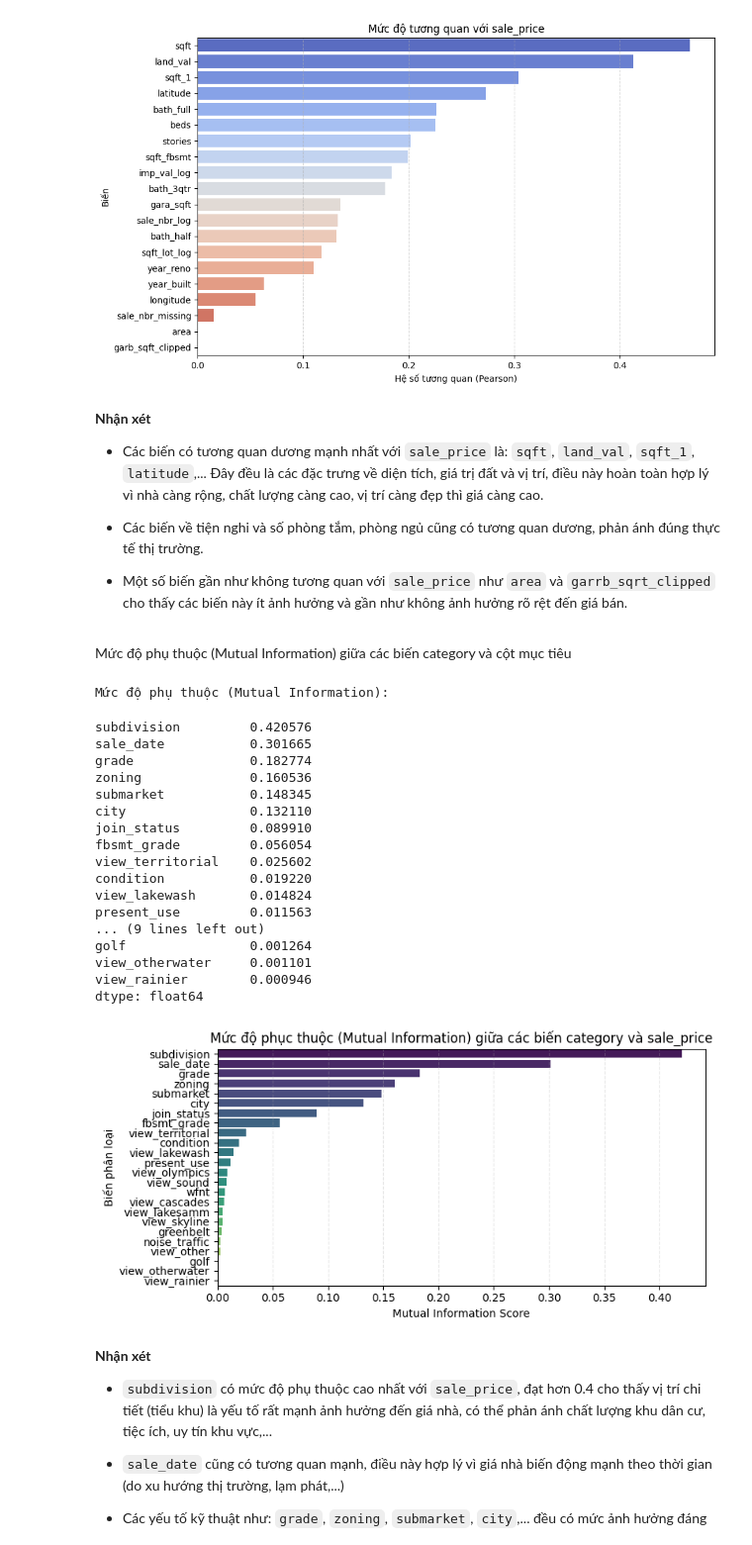
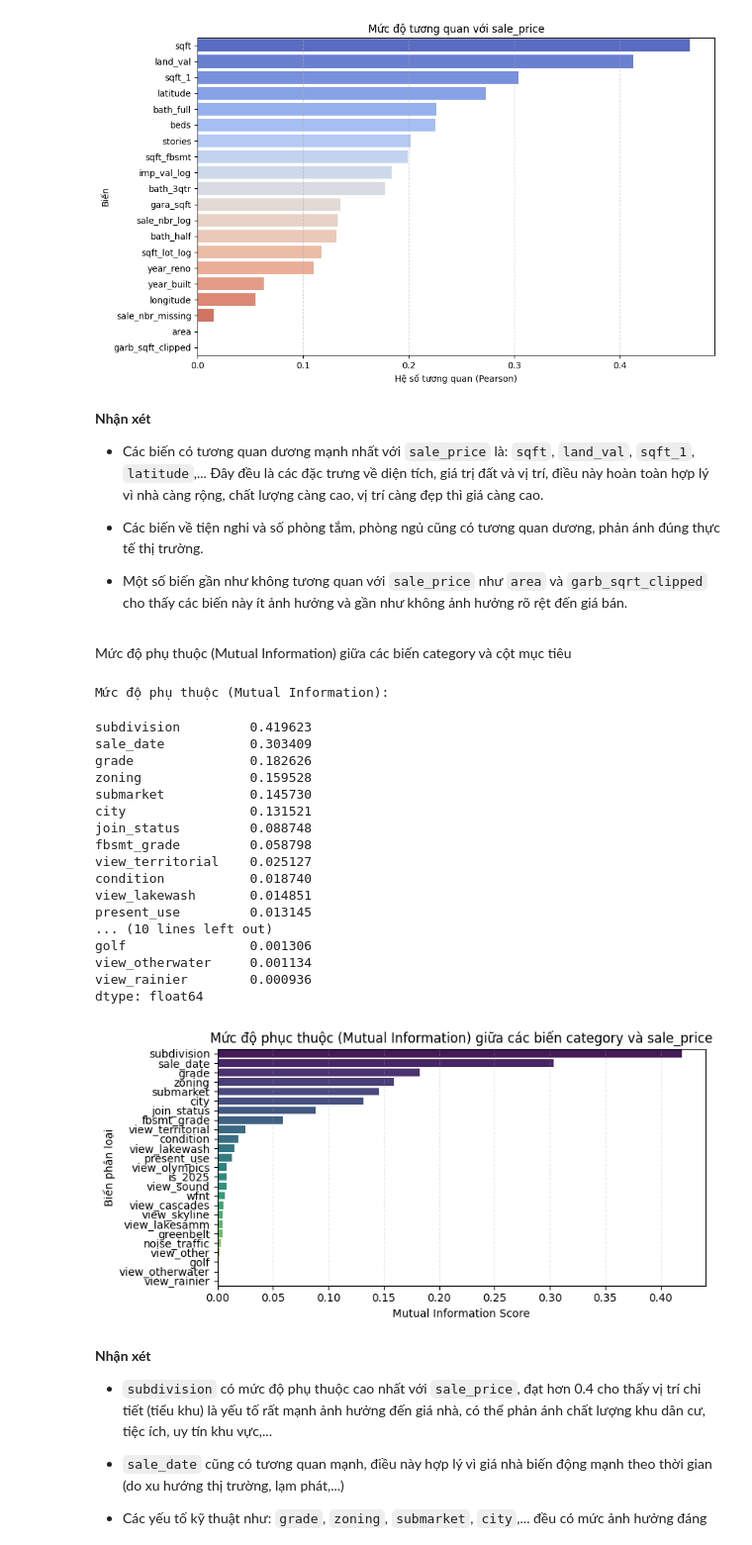
Before and after one commit to uyen312/Project_PTDLTM, a Jupyter notebook: Source/exploratory_data_analysis.ipynb, the cells around one changed output. Shown at 99% size. Saved outputs shown, nothing was run; the diff lists cells and outputs as text; code cells hidden in the pictures.

```diff
--- a/Source/exploratory_data_analysis.ipynb
+++ b/Source/exploratory_data_analysis.ipynb
@@ -24,7 +22,7 @@ from scipy.stats import linregress
 # df = pd.read_csv(url)
 
 # VSCode
-df = pd.read_csv("../Data/dataset.csv")
+df = pd.read_csv("../Data/Dataset_clean.csv")
 # %%
 df.head(5)
 # %% [output]
@@ -38,3 +36,10 @@ df.head(5)
+# %%
+cols_to_convert = ['grade', 'fbsmt_grade', 'condition', 'wfnt','golf', 'greenbelt', 'present_use', 'noise_traffic', 'view_rainier',
+                   'view_olympics',  'view_cascades', 'view_territorial', 'view_skyline', 'view_sound', 'view_lakewash', 'view_lakesamm',
+                   'view_otherwater', 'view_other', 'city', 'submarket', 'join_status', 'is_2025']
+df[cols_to_convert] = df[cols_to_convert].astype('category')
+# %%
+df['sale_date'] = pd.to_datetime(df['sale_date'], errors='coerce')
 # %% [markdown]
 ## EDA
 # %% [markdown]
@@ -104,7 +94,7 @@ plt.show()
 
 - Các biến về tiện nghi và số phòng tắm, phòng ngủ cũng có tương quan dương, phản ánh đúng thực tế thị trường.
 
-- Một số biến gần như không tương quan với `sale_price` như `area` và `garrb_sqrt_clipped` cho thấy các biến này ít ảnh hưởng và gần như không ảnh hưởng rõ rệt đến giá bán.
+- Một số biến gần như không tương quan với `sale_price` như `area` và `garb_sqrt_clipped` cho thấy các biến này ít ảnh hưởng và gần như không ảnh hưởng rõ rệt đến giá bán.
 # %% [markdown]
 Mức độ phụ thuộc (Mutual Information) giữa các biến category và cột mục tiêu
 # %%
@@ -114,50 +104,51 @@ def mutual_info_categorical(df, categorical_columns, target_col='sale_price'):
     # Mã hóa tất cả các biến phân loại
     for col in categorical_columns:
         le = LabelEncoder()
         try:
             encoded_df[col] = le.fit_transform(df[col].astype(str))
         except:
             continue
 
     # Tính mutual information
     mi_scores = mutual_info_regression(encoded_df, df[target_col], discrete_features=True)
     mi_series = pd.Series(mi_scores, index=encoded_df.columns).sort_values(ascending=False)
 
     # In kết quả
     print("Mức độ phụ thuộc (Mutual Information):")
     display(mi_series)
 
     # Vẽ biểu đồ
     plt.figure(figsize=(8, 4))
     sns.barplot(x=mi_series.values, y=mi_series.index, hue=mi_series.index, palette='viridis')
     plt.title(f'Mức độ phục thuộc (Mutual Information) giữa các biến category và {target_col}')
     plt.xlabel("Mutual Information Score")
     plt.ylabel("Biến phân loại")
     plt.grid(axis='x', linestyle='--', alpha=0.3)
     plt.tight_layout()
     plt.show()
 
+categorical_columns = df.select_dtypes(exclude=['number']).columns.tolist()
 mutual_info_categorical(df, categorical_columns, target_col='sale_price')
 # %% [output]
 Mức độ phụ thuộc (Mutual Information):
-subdivision         0.420576
-sale_date           0.301665
-grade               0.182774
-zoning              0.160536
-submarket           0.148345
-city                0.132110
-join_status         0.089910
-fbsmt_grade         0.056054
-view_territorial    0.025602
-condition           0.019220
-view_lakewash       0.014824
-present_use         0.011563
-... (9 lines left out)
-golf                0.001264
-view_otherwater     0.001101
-view_rainier        0.000946
+subdivision         0.419623
+sale_date           0.303409
+grade               0.182626
+zoning              0.159528
+submarket           0.145730
+city                0.131521
+join_status         0.088748
+fbsmt_grade         0.058798
+view_territorial    0.025127
+condition           0.018740
+view_lakewash       0.014851
+present_use         0.013145
+... (10 lines left out)
+golf                0.001306
+view_otherwater     0.001134
+view_rainier        0.000936
 dtype: float64
-[figure, old version]
+[figure, new version]
 # %% [markdown]
 **Nhận xét**
 
```
Also changed, not shown: parts of 11 cells of this notebook.
